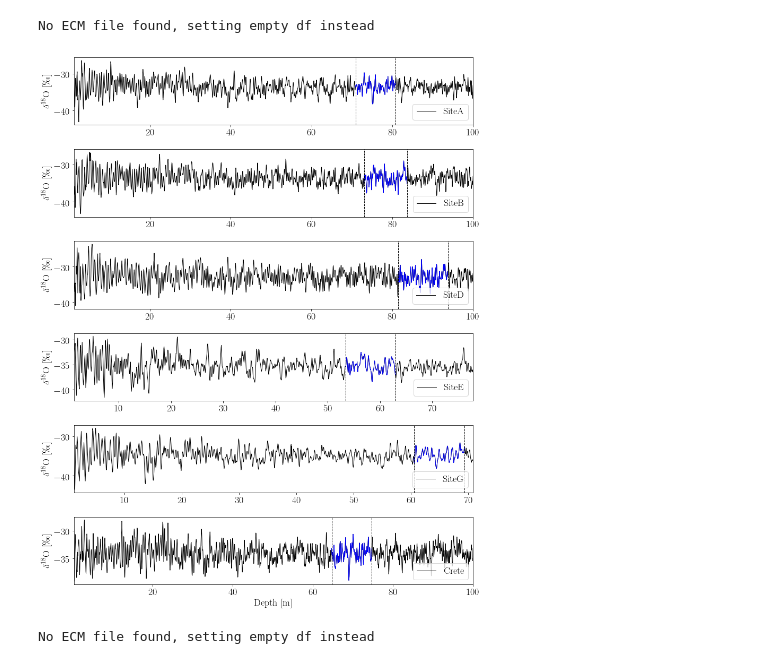
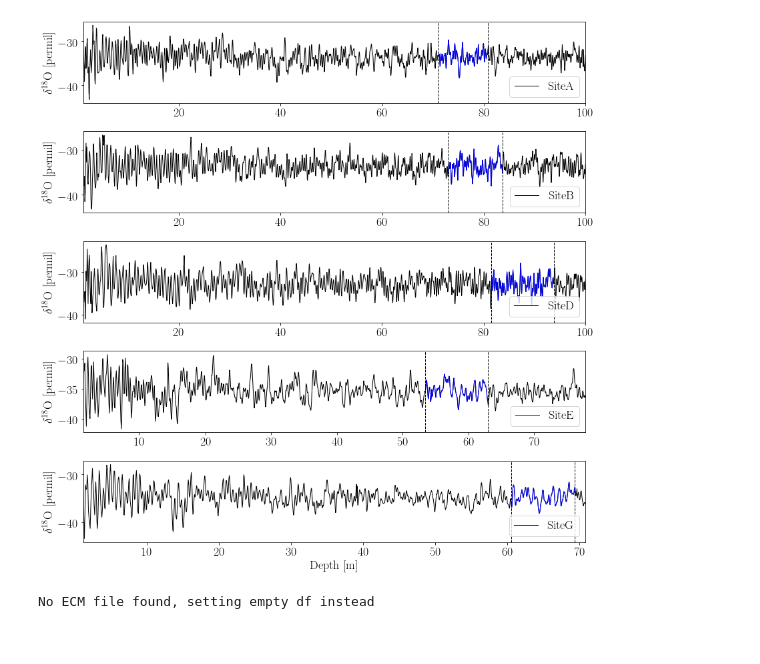
Before and after one commit to TheaQG/AWI_Bcores_Analysis, a Jupyter notebook: Code_For_Figures/Figures3_Data.ipynb, the cells around one changed output. Saved outputs shown, nothing was run; the diff lists cells and outputs as text; code cells hidden in the pictures.

```diff
--- a/Code_For_Figures/Figures3_Data.ipynb
+++ b/Code_For_Figures/Figures3_Data.ipynb
@@ -90,10 +142,10 @@ ECM = data_ECM['ECM']
 depthECM_LT = data_ECM_LT['depth']
 ECM_LT = data_ECM_LT['ECM']
 # %%
-idxs = np.arange(3,len(sites))
+idxs = np.arange(3,len(sites)-1)
 mpl.rcParams['font.size'] = 18
 
-fig, axs = plt.subplots(len(idxs),1,figsize=(12,15))
+fig, axs = plt.subplots(len(idxs),1,figsize=(12,12))
 
 for ax, i in zip(axs,idxs):
     j = i
@@ -122,12 +174,12 @@ for ax, i in zip(axs,idxs):
     #ax.set_title('$\dot{b}_0=$'+f'{accum0:.3f} [m W.E.], '+'$T_0=$'+f'{Temp0} [C]', fontsize=18)
     ax.legend(loc='lower right')
     ax.scatter(depth_LT,d18O_LT,lw=1,c='k',s=5)
-    ax.set(ylabel='$\delta^{18}$O [\permil]',xlim=(min(depth_LT),max(depth_LT)))
+    ax.set(ylabel='$\delta^{18}$O [permil]',xlim=(min(depth_LT),max(depth_LT)))
 
 axs[-1].set(xlabel='Depth [m]')
 fig.tight_layout()
 
-
+saveFigs=True
 if saveFigs:
     fig.savefig('../../WrittenWork/Figures/'+'AllAlphabetCores_LT.png', bbox_inches='tight')
 # %% [output]
@@ -136,8 +187,8 @@ No ECM file found, setting empty df instead
 # %%
-idxs = np.arange(3,len(sites))
+idxs = np.arange(3,len(sites)-1)
 mpl.rcParams['font.size'] = 18
 
-fig, axs = plt.subplots(len(idxs),1,figsize=(12,15))
+fig, axs = plt.subplots(len(idxs),1,figsize=(12,12))
 
 for ax, i in zip(axs,idxs):
     j = i
@@ -149,38 +200,37 @@ for ax, i in zip(axs,idxs):
     coreNames = CoresSpecs['CoreName']
 
 
     core_idx = coreNames[CoresSpecs['CoreName'] == site].index[0]
     CoreSpecs = CoresSpecs.iloc[core_idx]
 
     DataAll = GetCoreData(site, 'Alphabet') #'AWI_Bcores'
 
     data_d18O = DataAll[0]
     depth = data_d18O['depth']
     data = data_d18O['d18O']
 
     data_d18O = DataAll[0]; data_d18O_LT = DataAll[1]
     depth_LT = np.asarray(data_d18O_LT['depth'])
     data_LT = np.asarray(data_d18O_LT['d18O'])
 
     ax.plot(depth,data,lw=1,c='k', label=site)
     ax.legend(loc='lower right')
     ax.plot(depth_LT,data_LT,lw=1,c='b', label=site)
     ax.axvline(x=depth_LT[0],lw=1,ls='--',c='k')
     ax.axvline(x=depth_LT[-1],lw=1,ls='--',c='k')
     if max(depth) >= 100:
-        ax.set(ylabel='$\delta^{18}$O [\permil]', xlim=(min(depth),100))
+        ax.set(ylabel='$\delta^{18}$O [permil]', xlim=(min(depth),100))
     else:
-        ax.set(ylabel='$\delta^{18}$O [\permil]', xlim=(min(depth),max(depth)))
+        ax.set(ylabel='$\delta^{18}$O [permil]', xlim=(min(depth),max(depth)))
 
 
 axs[-1].set(xlabel='Depth [m]')
 fig.tight_layout()
 
 if saveFigs:
-    fig.savefig('../../WrittenWork/Figures/'+'AllAlphabetCores.eps', bbox_inches='tight')
+    fig.savefig('../../WrittenWork/Figures/'+'AllAlphabetCores.png', bbox_inches='tight')
 # %% [output]
-No ECM file found, setting empty df instead
-[figure, old version]
+[figure, new version]
 # %%
 sites = ['B19','B22','B23','SiteA', 'SiteB', 'SiteD', 'SiteE', 'SiteG', 'Crete']
 N_InInts = [33, 33, 33, 33, 33, 33]
```
Also changed, not shown: parts of 2 cells of this notebook, 7 other files.
